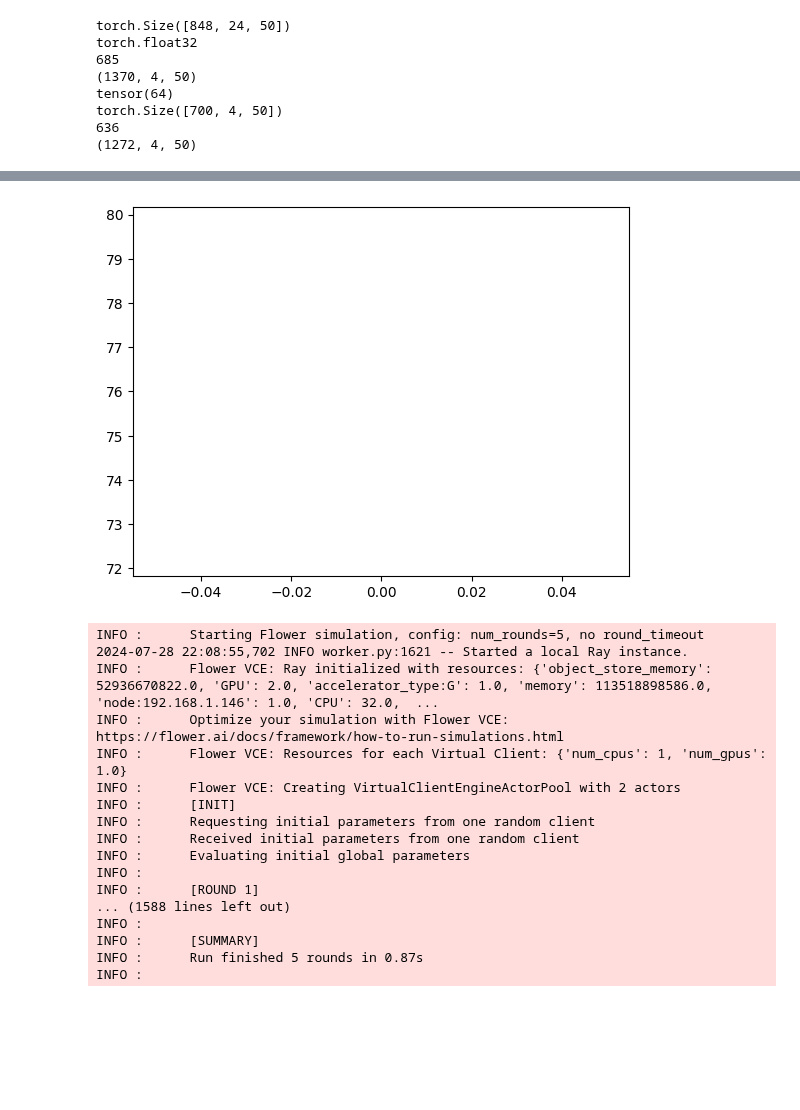
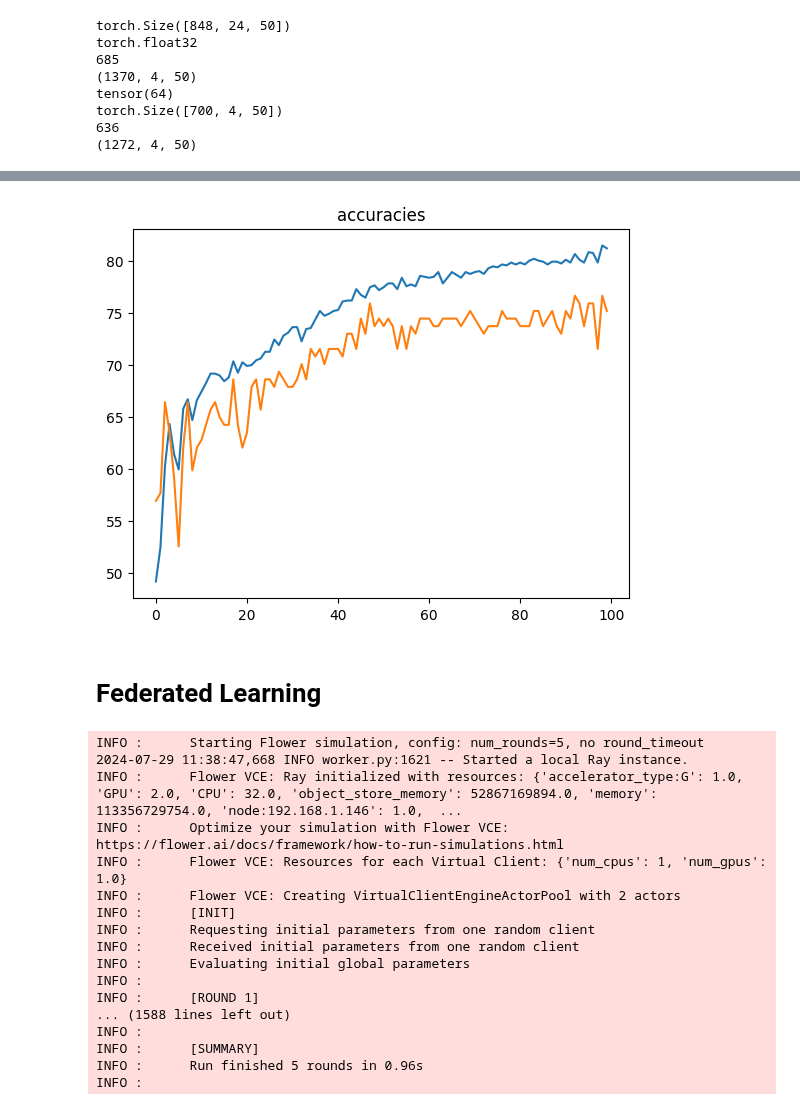
Before and after one commit to dibahk/FTL-on-Predictive-Maintenace, a Jupyter notebook: FTL/centralized.ipynb, the cells around one changed output, grey strips where cells are left out. Saved outputs shown, nothing was run; the diff lists cells and outputs as text; code cells hidden in the pictures; blank space fills up the shorter version.

Commit message:
editing training function

```diff
--- a/FTL/centralized.ipynb
+++ b/FTL/centralized.ipynb
@@ -165,16 +165,17 @@ def evaluate_metric(model, data_iter, metric):
         n += len(y)
     return c*100 / n
 # %%
-def train(model, train_loaders, config, epochs):
+def train(model, train_loaders,test_loader, config, epochs):
     loss = nn.CrossEntropyLoss()
     optimizer = torch.optim.Adam(model.parameters(), lr=config['learning_rate'], weight_decay=config['decay'])
-
+    losses = [] # Stores the loss for each training batch
+    train_accs = [] # Stores the training accuracy after each epoch
+    test_accs = []
     for epoch in range(epochs):
         print(f'\nEpoch {epoch + 1}/{epochs}')
         total, epoch_loss = 0, 0.0
         model.train() # This is necessary because batch normalization behaves differently between training and evaluation
-        losses = [] # Stores the loss for each training batch
-        train_accs = [] # Stores the training accuracy after each epoch
+
         for X, y in train_loaders:
             X, y = X.to(device), y.to(device) # Moves data to `device`
             logits = model(X) # Computes the logits for the batch of images `X`
@@ -186,20 +187,26 @@ def train(model, train_loaders, config, epochs):
             epoch_loss += l
             # train_loss = float(l)
             # losses.append(train_loss) # Stores the loss for this batch
-            model.eval() # This is necessary because batch normalization behaves differently between training and evaluation
-            train_acc = evaluate_metric(model, train_loaders, correct)
-            train_accs.append(train_acc)
+        model.eval() # This is necessary because batch normalization behaves differently between training and evaluation
+        train_acc = evaluate_metric(model, train_loaders, correct)
+        train_accs.append(train_acc)
+        test_acc = evaluate_metric(model, test_loader, correct)
+        test_accs.append(test_acc)
             # wandb.log({"train_loss": losses,
             #            "train_acc": train_accs,
             #            "Epoch": epoch + 1})
-            # print(f'Epoch {epoch+1}: Training accuracy: {train_accs[-1]}.') # Computes and displays training/testing dataset accuracy.
+        print(f'Epoch {epoch+1}: Training accuracy: {train_accs[-1]}.') # Computes and displays training/testing dataset accuracy.
+    print(train_accs)
+    plt.plot(list(map(lambda x: x.cpu(),train_accs)), label='Training accuracy')
+    plt.plot(list(map(lambda x: x.cpu(),test_accs)), label='Testing accuracy')
+    plt.title('accuracies')
 
 def test(model, test_loaders,  configuration):
     loss = nn.CrossEntropyLoss()
     test_accs = []
     optimizer = torch.optim.Adam(model.parameters(), lr=configuration['learning_rate'], weight_decay=configuration['decay'])
     test_acc = []
-    loss_val = 0.0
+    l = 0.0
     model.eval() # This is necessary because batch normalization behaves differently between training and evaluation
     for X, y in test_loaders:
         X, y = X.to(device), y.to(device) # Moves data to `device`
@@ -209,10 +216,10 @@ def test(model, test_loaders,  configuration):
         test_accs.append(test_acc)
 
         # wandb.log({"test_acc": test_acc})
-        loss_val /= len(test_loaders)
+        l /= len(test_loaders)
         end_time = time.perf_counter()
         # print('Testing accuracy: {test_accs[-1]}.')
-        return loss_val, test_acc
+        return l, test_acc
 
 NASA = data_loading_NASA(data_path='NASA_data_50.pt', label_path= 'NASA_label_50.pt', batch_size= configuration['batch_size'])
 AZURE = data_loading_AZURE(data_path='AZURE_data_50.pt', label_path='AZURE_label_50.pt', batch_size= configuration['batch_size'])
@@ -236,12 +243,12 @@ net = SimpleCNN(configuration['dropout']).to(device)
 losses = []
 accuracies = []
 for epoch in range(1):
-    train(net, trainloader, configuration, configuration['epochs'])
+    train(net, trainloader, testloader, configuration, configuration['epochs'])
     loss, accuracy = test(net, valloader, configuration)
     losses.append(loss)
     accuracies.append(int(accuracy))
     print(f"Epoch {epoch+1}: validation loss {loss}, accuracy {accuracy}")
-plt.plot(accuracies)
+# plt.plot(accuracies)
 loss, accuracy = test(net, testloader, configuration=configuration)
 print(f"Final test set performance:\n\tloss {loss}\n\taccuracy {accuracy}")
 # %% [output]
@@ -265,4 +272,6 @@ Final test set performance:
-[figure, old version]
+[figure, new version]
+# %% [markdown]
+# Federated Learning
 # %%
 def get_parameters(net):
     return [val.cpu().numpy() for _, val in net.state_dict().items()]
@@ -315,7 +324,6 @@ def client_fn(cid) -> FlowerClient:
 #     )
 # %%
 # client will be allocated 1x CPU and 0x GPUs
-client_resources = {"num_cpus": 1, "num_gpus": 0.0}
 if device.type == "cuda":
     # here we are assigning an entire GPU for each client.
     client_resources = {"num_cpus": 1, "num_gpus": 1.0}
@@ -331,8 +339,8 @@ fl.simulation.start_simulation(
 )
 # %% [output]
 INFO :      Starting Flower simulation, config: num_rounds=5, no round_timeout
-2024-07-28 22:08:55,702 INFO worker.py:1621 -- Started a local Ray instance.
-INFO :      Flower VCE: Ray initialized with resources: {'object_store_memory': 52936670822.0, 'GPU': 2.0, 'accelerator_type:G': 1.0, 'memory': 113518898586.0, 'node:192.168.1.146': 1.0, 'CPU': 32.0,  ...
+2024-07-29 11:38:47,668 INFO worker.py:1621 -- Started a local Ray instance.
+INFO :      Flower VCE: Ray initialized with resources: {'accelerator_type:G': 1.0, 'GPU': 2.0, 'CPU': 32.0, 'object_store_memory': 52867169894.0, 'memory': 113356729754.0, 'node:192.168.1.146': 1.0,  ...
 INFO :      Optimize your simulation with Flower VCE: https://flower.ai/docs/framework/how-to-run-simulations.html
 INFO :      Flower VCE: Resources for each Virtual Client: {'num_cpus': 1, 'num_gpus': 1.0}
 INFO :      Flower VCE: Creating VirtualClientEngineActorPool with 2 actors
@@ -345,5 +353,5 @@ INFO :      [ROUND 1]
 ... (1588 lines left out)
 INFO :
 INFO :      [SUMMARY]
-INFO :      Run finished 5 rounds in 0.87s
+INFO :      Run finished 5 rounds in 0.96s
 INFO :
```
Also changed, not shown: parts of 2 cells of this notebook.
